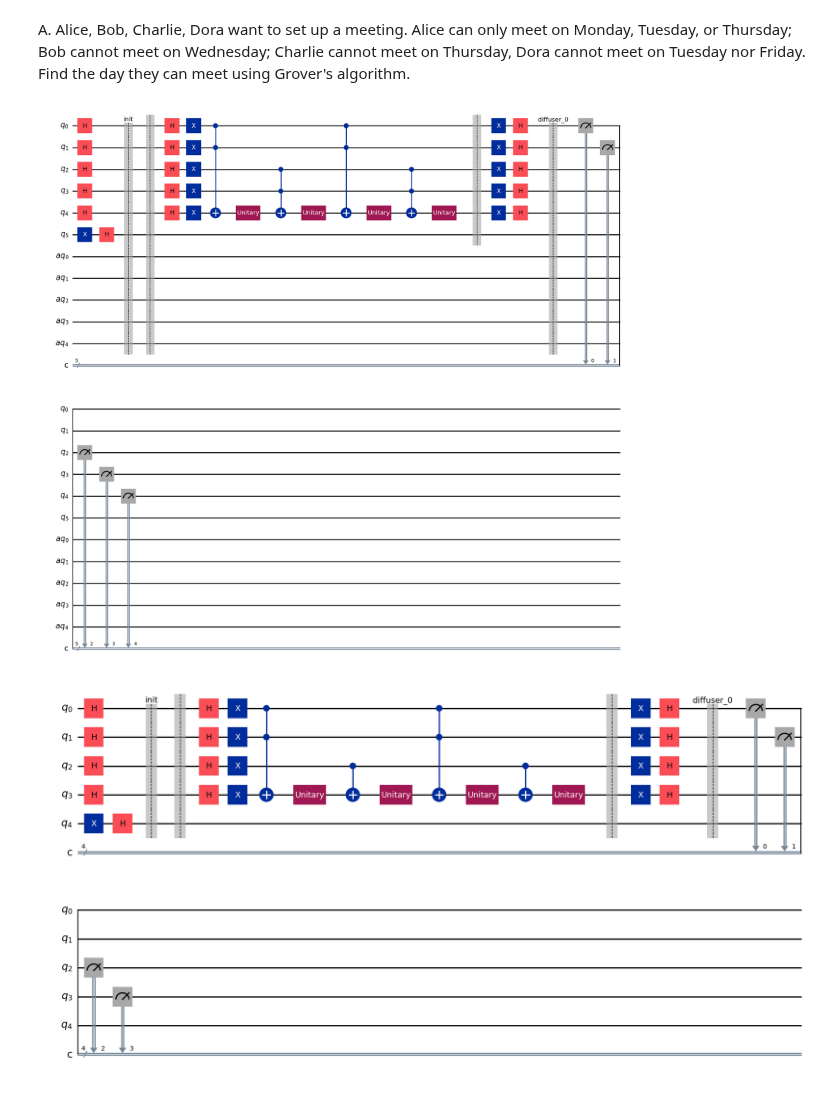
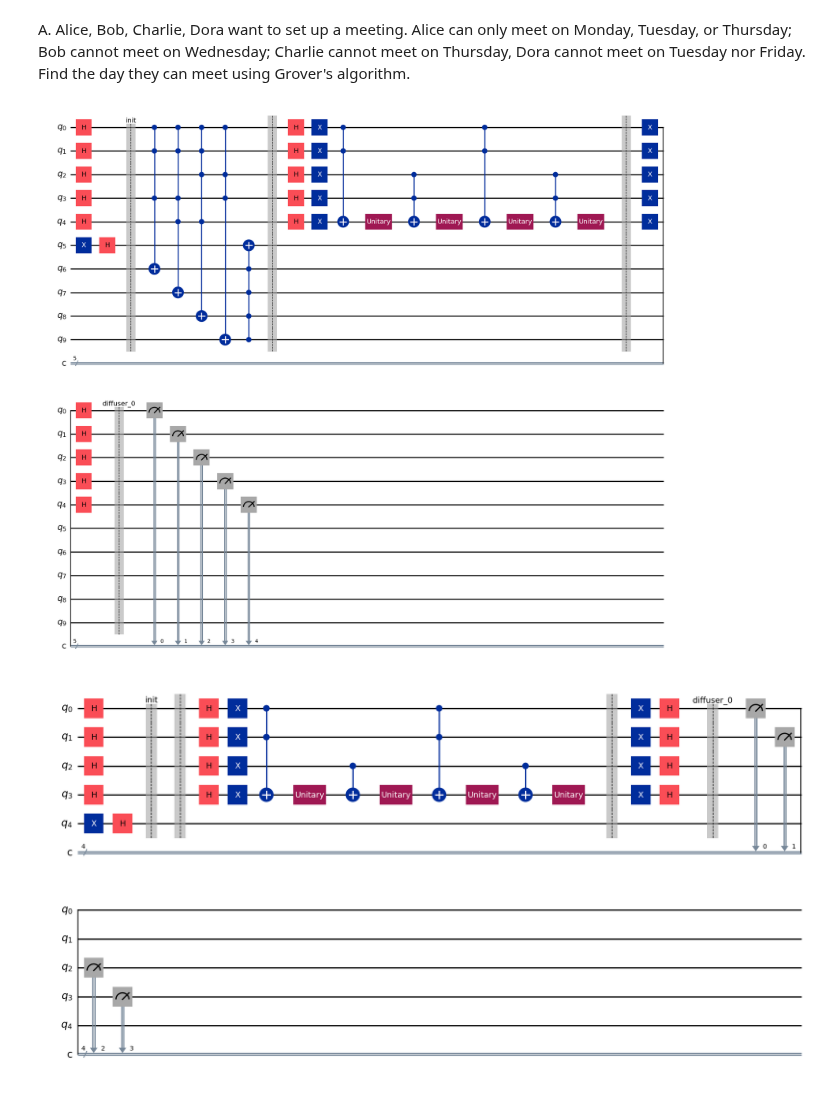
Before and after one commit to elijahkin/amsc698k, a Jupyter notebook: hw4/hw4.ipynb, the cells around one changed output. Drawn from its saved outputs; the diff is of its cells as text; code cells hidden in the pictures.

Commit message:
implemented naive implementation of oracle for first problem - haven't tested yet

```diff
--- a/hw4/hw4.ipynb
+++ b/hw4/hw4.ipynb
@@ -34,12 +34,13 @@ def diffuser(q, n, scratch, label='diffuser'):
 # %%
 def grover(nqubits, oracle, n_ancilla = 0, iterations=1, measure=True):
 
-    q = QuantumRegister(nqubits, name='q') # create the quantum register
-    aq = AncillaRegister(n_ancilla, name='aq') # create the ancilla quantum register
+    q = QuantumRegister(nqubits + n_ancilla, name='q') # create the quantum register
+    # aq = AncillaRegister(n_ancilla, name='aq') # create the ancilla quantum register
     if(measure):
     # measure only qubits that are input to the oracle
         creg = ClassicalRegister(nqubits - 1, name='c')
-        qc = QuantumCircuit(q, aq, creg)         # create the circuit
+        # qc = QuantumCircuit(q, aq, creg)         # create the circuit
+        qc = QuantumCircuit(q, creg)         # create the circuit
     else:
         qc = QuantumCircuit(q)           # circuit without measurements
 
@@ -72,7 +73,17 @@ def Scheduling_Oracle(q):
     # use a multicontrolled X gate
     circ = QuantumCircuit(q)
     # TODO
-    # circ.mcx(q[0:-1], q[-1], mode='noancilla')
+    # Alice's avialble time slots
+    circ.mcx([q[0], q[1], q[3]], q[6])
+    # Bob's avialble time slots
+    circ.mcx([q[0], q[1], q[3], q[4]], q[7])
+    # Charlie's avialble time slots
+    circ.mcx([q[0], q[1], q[2], q[4]], q[8])
+    # Dora's avialble time slots
+    circ.mcx([q[0], q[2], q[3]], q[9])
+
+    # Putting together for output
+    circ.mcx([q[6], q[7], q[8], q[9]], q[5])
     return circ
 
 # We can construct the oracle using the constraints given in the question
@@ -80,10 +91,10 @@ def Scheduling_Oracle(q):
 # %%
 nqubits = 6 # 5 for each day of the week and one for the phase kickback
 
-circ_grover1 = grover(nqubits, Scheduling_Oracle, n_ancilla = 5, iterations = 1)
+circ_grover1 = grover(nqubits, Scheduling_Oracle, n_ancilla = 4, iterations = 1)
 circ_grover1.draw(output = 'mpl', plot_barriers=True)
 # %% [output]
-[figure, old version]
+[figure, new version]
 # %%
 nqubits = 5
 
```
